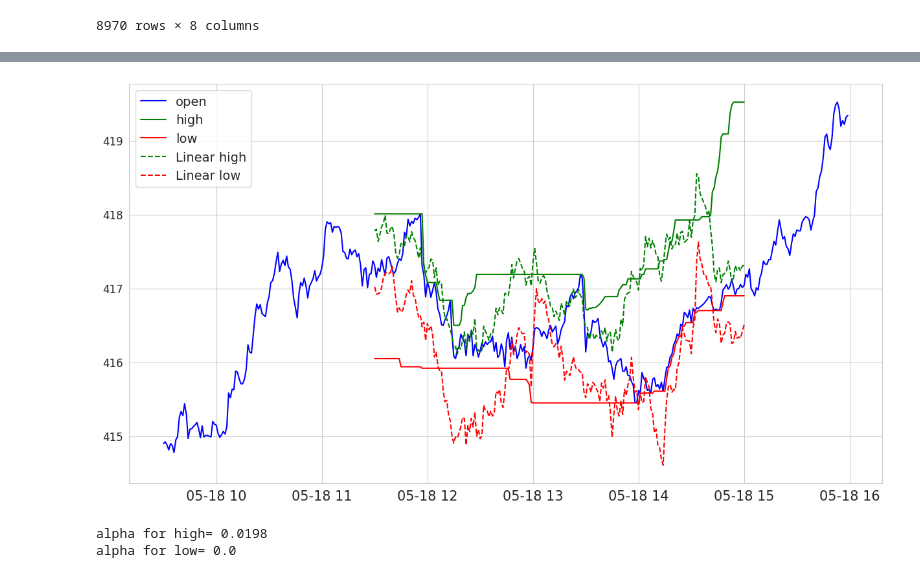
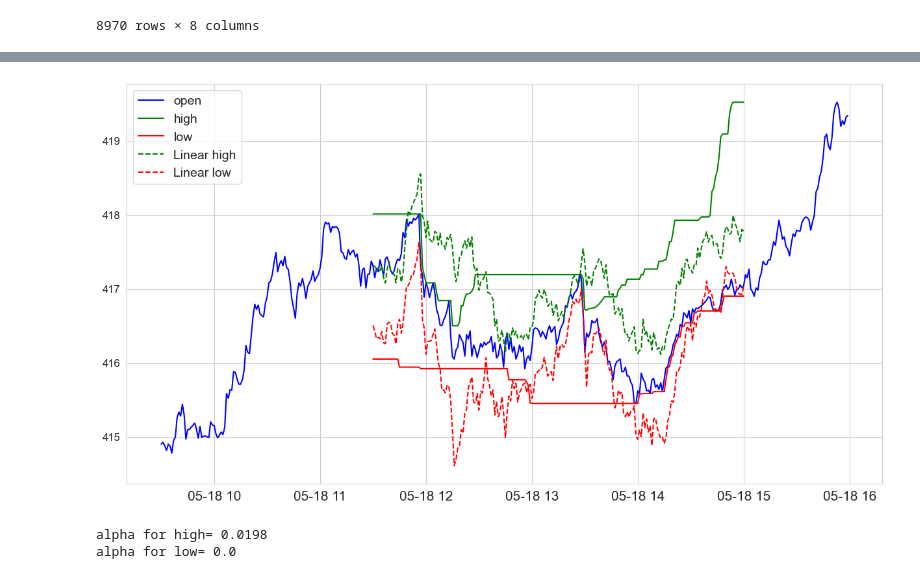
Before and after one commit to SailunZ/ErdosProject_Spring_2023, a Jupyter notebook: ML.ipynb, the cells around one changed output, grey strips where cells are left out. Saved outputs shown, nothing was run; the diff lists cells and outputs as text; code cells hidden in the pictures.

```diff
--- a/ML.ipynb
+++ b/ML.ipynb
@@ -23,10 +23,9 @@ import xgboost as xgb
 
 set_style("whitegrid")
 #Import the csv file
-dfhl=pd.read_csv('data/dfhl.csv')
-dfhl.time=pd.to_datetime(dfhl.time)
-dfhl.open=dfhl.open.astype(float);dfhl.volume=dfhl.volume.astype(float);dfhl.MACD=dfhl.MACD.astype(float)
-dfhl.MACD_Hist=dfhl.MACD_Hist.astype(float);dfhl.MACD_Signal=dfhl.MACD_Signal.astype(float)
+dfhl=pd.read_csv('data/dfhl.csv', parse_dates=['time'])
+dfhl=dfhl.astype({'open':'float','volume':'float','MACD':'float','MACD_Hist':'float',
+                  'MACD_Signal':'float','high':'float','low':'float'})
 dfhl
 # %% [output]
 |  | time | open | volume | MACD | MACD_Hist | MACD_Signal | high | low |
@@ -190,15 +188,10 @@ plt.show()
 # %%
 #Use Linear Regression.
 
-X_train=pd.read_csv('X_train.csv').copy().astype(float)
-Y_train=pd.read_csv('Y_train.csv').copy().astype(float)
-X_test=pd.read_csv('X_test.csv').copy().astype(float)
-Y_test=pd.read_csv('Y_test.csv').copy().astype(float)
-X_final=pd.read_csv('X_final.csv').copy().astype(float)
-Y_final=pd.read_csv('Y_final.csv').copy().astype(float)
-X_finalN=pd.read_csv('X_finalN.csv').copy().astype(float)
-Y_finalN=pd.read_csv('Y_finalN.csv').copy().astype(float)
-
+X_train=pd.read_csv('data/X_train.csv').astype(float)
+Y_train=pd.read_csv('data/Y_train.csv').astype(float)
+X_test=pd.read_csv('data/X_test.csv').astype(float)
+Y_test=pd.read_csv('data/Y_test.csv').astype(float)
 
 
 linearh=LinearRegression().fit(X_train,Y_train['High'])
@@ -208,10 +201,4 @@ linear_mae_low=mean_absolute_error(linearl.predict(X_test),Y_test['Low'])
 
 print('MAE_HIGH:',linear_mae_high)
 print('MAE_LOW:',linear_mae_low)
-
-linear_mae_highf=mean_absolute_error(linearh.predict(X_finalN),Y_finalN['High'])
-linear_mae_lowf=mean_absolute_error(linearl.predict(X_finalN),Y_finalN['Low'])
-
-print('MAE_HIGH:',linear_mae_highf)
-print('MAE_LOW:',linear_mae_lowf)
 # %% [output]
@@ -222,24 +207,24 @@ MAE_LOW: 0.43570229968403756
 # %%
 #Draw LinearRegression predictions for high/low
 
 plt.figure(figsize=(15,8))
 plt.plot(dfhl.loc[(dfhl.time>=pd.Timestamp(2023,5,18)) & (dfhl.time<pd.Timestamp(2023,5,19))].time,
          dfhl.loc[(dfhl.time>=pd.Timestamp(2023,5,18)) & (dfhl.time<pd.Timestamp(2023,5,19))].open,'b',label='open')
 plt.plot(dfhl.loc[(dfhl.time>=pd.Timestamp(2023,5,18,11,30)) & (dfhl.time<=pd.Timestamp(2023,5,18,15))].time,
          dfhl.loc[(dfhl.time>=pd.Timestamp(2023,5,18,11,30)) & (dfhl.time<=pd.Timestamp(2023,5,18,15))].high,'g',label='high')
 plt.plot(dfhl.loc[(dfhl.time>=pd.Timestamp(2023,5,18,11,30)) & (dfhl.time<=pd.Timestamp(2023,5,18,15))].time,
          dfhl.loc[(dfhl.time>=pd.Timestamp(2023,5,18,11,30)) & (dfhl.time<=pd.Timestamp(2023,5,18,15))].low,'r',label='low')
 plt.plot(dfhl.loc[(dfhl.time>=pd.Timestamp(2023,5,18,11,30)) & (dfhl.time<=pd.Timestamp(2023,5,18,15))].time,
-         linearh.predict(X_test),'g--',label='Linear high')
+         np.flip(linearh.predict(X_test)),'g--',label='Linear high')
 plt.plot(dfhl.loc[(dfhl.time>=pd.Timestamp(2023,5,18,11,30)) & (dfhl.time<=pd.Timestamp(2023,5,18,15))].time,
-         linearl.predict(X_test),'r--',label='Linear low')
+         np.flip(linearl.predict(X_test)),'r--',label='Linear low')
 plt.xticks(fontsize=15)
 plt.yticks(fontsize=12)
 plt.legend(fontsize=14)
 
 plt.show()
 # %% [output]
-[figure, old version]
+[figure, new version]
 # %%
 #Use Ridge Linear Regression. Conduct a grid search for alpha from 0 to 0.05. (3min)
 
```
Also changed, not shown: parts of 22 cells of this notebook.
